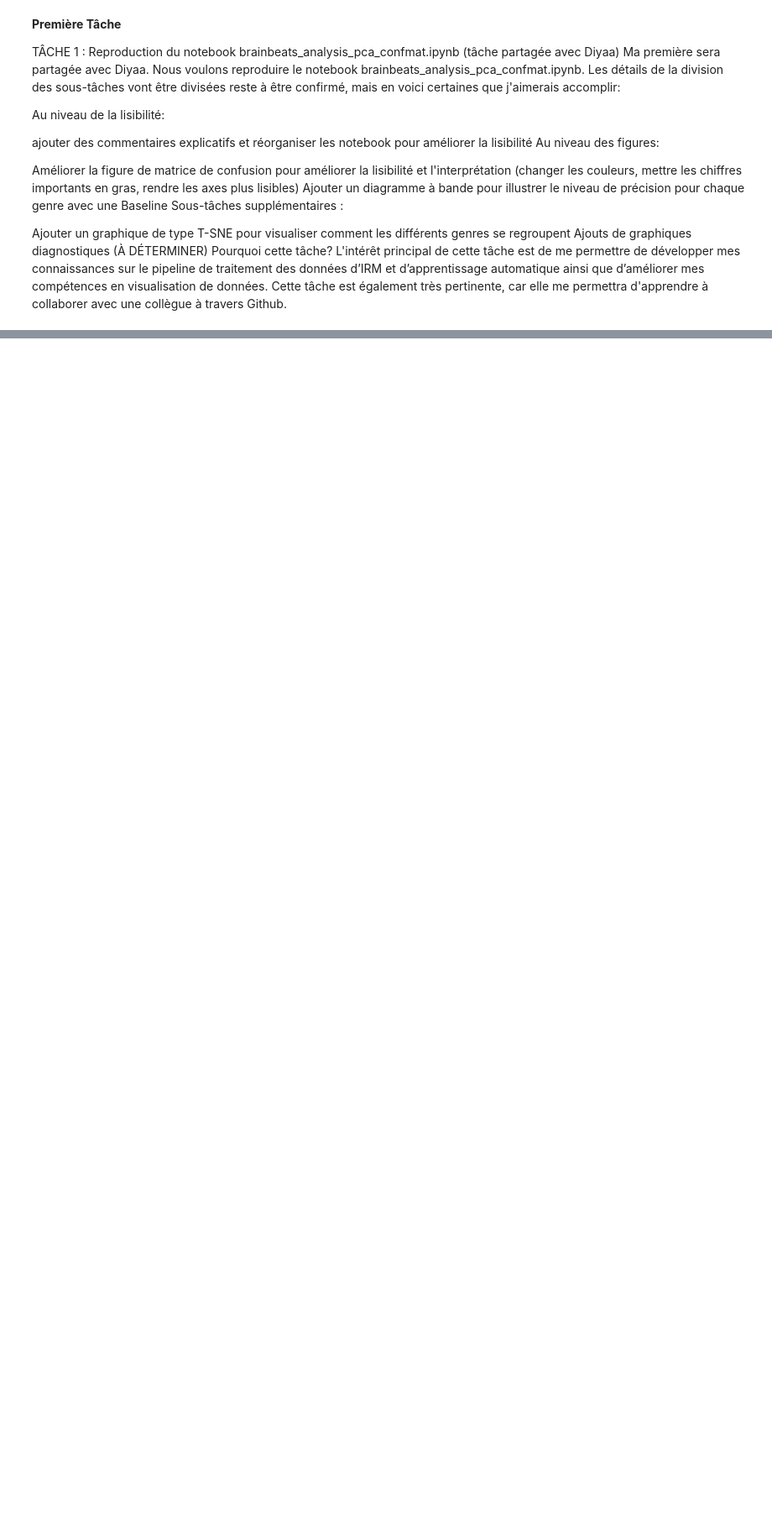
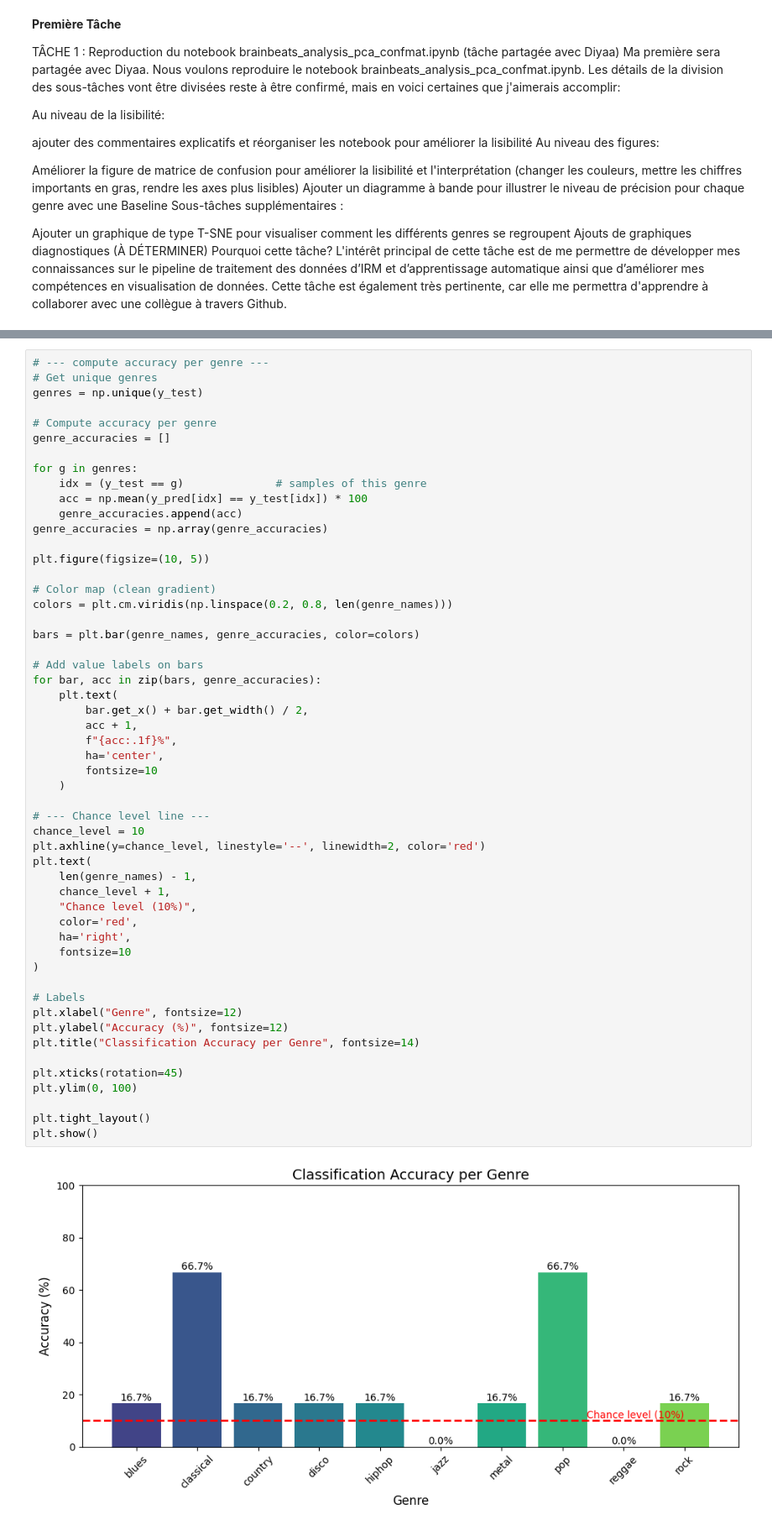
Before and after one commit to psy3019-6973-2026/BuuNguyen_Exercise_5, a Jupyter notebook: tasks/task_1.ipynb, the cells around one changed output, grey strips where cells are left out. Shown at 84% size. Saved outputs shown, nothing was run; the diff lists cells and outputs as text; blank space fills up the shorter version.

```diff
--- a/tasks/task_1.ipynb
+++ b/tasks/task_1.ipynb
@@ -325,0 +387,55 @@ plt.show()
+# %%
+# --- compute accuracy per genre ---
+# Get unique genres
+genres = np.unique(y_test)
+
+# Compute accuracy per genre
+genre_accuracies = []
+
+for g in genres:
+    idx = (y_test == g)              # samples of this genre
+    acc = np.mean(y_pred[idx] == y_test[idx]) * 100
+    genre_accuracies.append(acc)
+genre_accuracies = np.array(genre_accuracies)
+
+plt.figure(figsize=(10, 5))
+
+# Color map (clean gradient)
+colors = plt.cm.viridis(np.linspace(0.2, 0.8, len(genre_names)))
+
+bars = plt.bar(genre_names, genre_accuracies, color=colors)
+
+# Add value labels on bars
+for bar, acc in zip(bars, genre_accuracies):
+    plt.text(
+        bar.get_x() + bar.get_width() / 2,
+        acc + 1,
+        f"{acc:.1f}%",
+        ha='center',
+        fontsize=10
+    )
+
+# --- Chance level line ---
+chance_level = 10
+plt.axhline(y=chance_level, linestyle='--', linewidth=2, color='red')
+plt.text(
+    len(genre_names) - 1,
+    chance_level + 1,
+    "Chance level (10%)",
+    color='red',
+    ha='right',
+    fontsize=10
+)
+
+# Labels
+plt.xlabel("Genre", fontsize=12)
+plt.ylabel("Accuracy (%)", fontsize=12)
+plt.title("Classification Accuracy per Genre", fontsize=14)
+
+plt.xticks(rotation=45)
+plt.ylim(0, 100)
+
+plt.tight_layout()
+plt.show()
+# %% [output]
+[figure, added]
```
Also changed, not shown: parts of 26 cells of this notebook.
